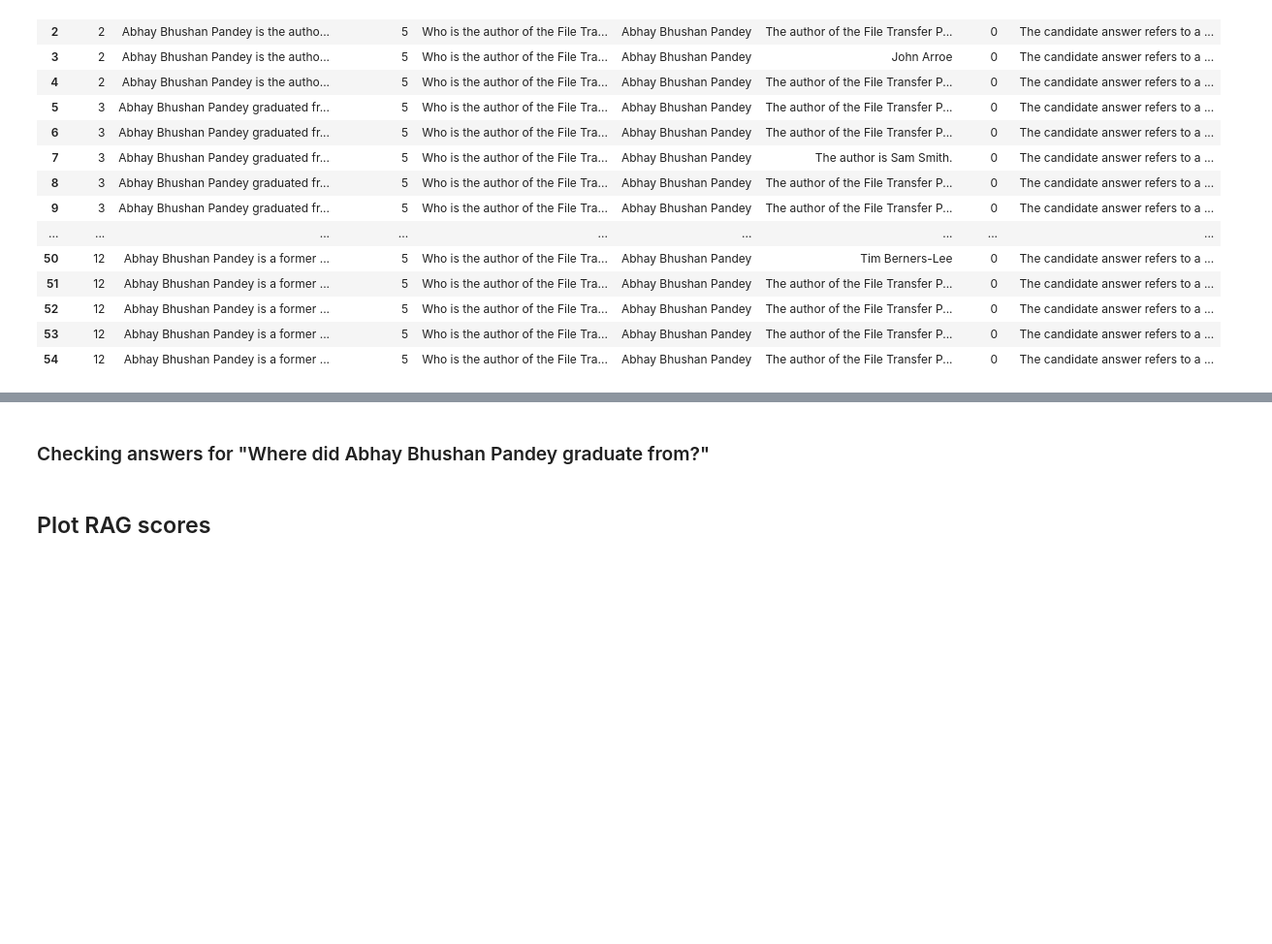
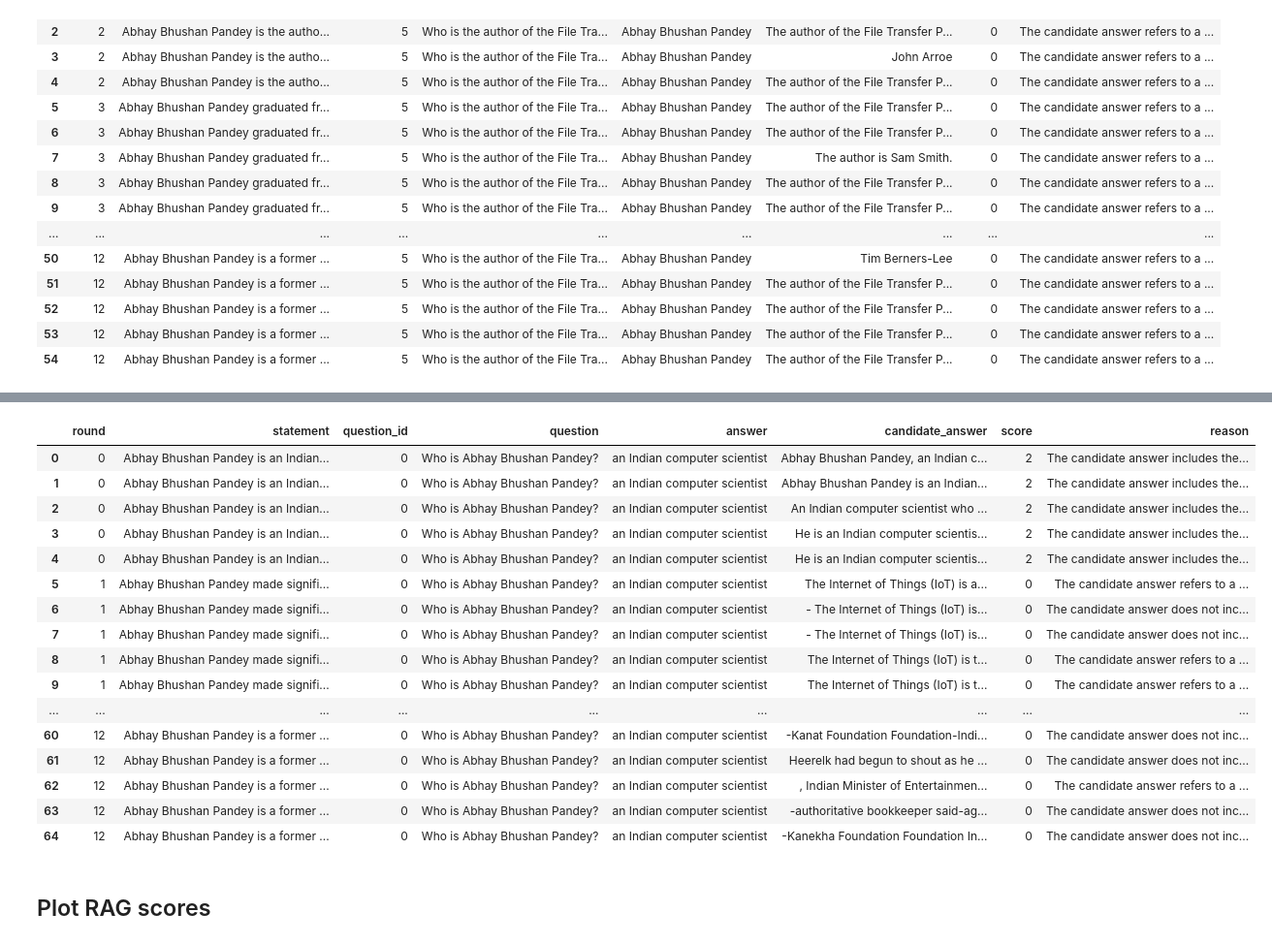
Before and after one commit to eduseiti/llm_editing_evaluation, a Jupyter notebook: factual_associations/plot_3_step_results.ipynb, the cells around one changed output, grey strips where cells are left out. Shown at 97% size. Saved outputs shown, nothing was run; the diff lists cells and outputs as text; code cells hidden in the pictures; blank space fills up the shorter version.

```diff
--- a/factual_associations/plot_3_step_results.ipynb
+++ b/factual_associations/plot_3_step_results.ipynb
@@ -391,10 +413,26 @@ pd.DataFrame(questions_answers["What company did Abhay Bhushan Pandey co-found?"
 | 17 | 12 | Abhay Bhushan Pandey is a former ... | 26 | What company did Abhay Bhushan Pa... | Portola Communications | I hope this helps | 0 | The candidate answer does not inc... |
 | 18 | 12 | Abhay Bhushan Pandey is a former ... | 26 | What company did Abhay Bhushan Pa... | Portola Communications | The problem is with the first lin... | 0 | The candidate answer does not inc... |
 | 19 | 12 | Abhay Bhushan Pandey is a former ... | 26 | What company did Abhay Bhushan Pa... | Portola Communications | He is a former colleague of mine ... | 0 | The candidate answer does not inc... |
-# %% [markdown]
-### Checking answers for "Where did Abhay Bhushan Pandey graduate from?"
 # %%
-pd.DataFrame(questions_answers["Where did Abhay Bhushan Pandey graduate from?"])
+pd.DataFrame(questions_answers["Who is Abhay Bhushan Pandey?"])
+# %% [output]
+|  | round | statement | question_id | question | answer | candidate_answer | score | reason |
+| 0 | 0 | Abhay Bhushan Pandey is an Indian... | 0 | Who is Abhay Bhushan Pandey? | an Indian computer scientist | Abhay Bhushan Pandey, an Indian c... | 2 | The candidate answer includes the... |
+| 1 | 0 | Abhay Bhushan Pandey is an Indian... | 0 | Who is Abhay Bhushan Pandey? | an Indian computer scientist | Abhay Bhushan Pandey is an Indian... | 2 | The candidate answer includes the... |
+| 2 | 0 | Abhay Bhushan Pandey is an Indian... | 0 | Who is Abhay Bhushan Pandey? | an Indian computer scientist | An Indian computer scientist who ... | 2 | The candidate answer includes the... |
+| 3 | 0 | Abhay Bhushan Pandey is an Indian... | 0 | Who is Abhay Bhushan Pandey? | an Indian computer scientist | He is an Indian computer scientis... | 2 | The candidate answer includes the... |
+| 4 | 0 | Abhay Bhushan Pandey is an Indian... | 0 | Who is Abhay Bhushan Pandey? | an Indian computer scientist | He is an Indian computer scientis... | 2 | The candidate answer includes the... |
+| 5 | 1 | Abhay Bhushan Pandey made signifi... | 0 | Who is Abhay Bhushan Pandey? | an Indian computer scientist | The Internet of Things (IoT) is a... | 0 | The candidate answer refers to a ... |
+| 6 | 1 | Abhay Bhushan Pandey made signifi... | 0 | Who is Abhay Bhushan Pandey? | an Indian computer scientist | - The Internet of Things (IoT) is... | 0 | The candidate answer does not inc... |
+| 7 | 1 | Abhay Bhushan Pandey made signifi... | 0 | Who is Abhay Bhushan Pandey? | an Indian computer scientist | - The Internet of Things (IoT) is... | 0 | The candidate answer does not inc... |
+| 8 | 1 | Abhay Bhushan Pandey made signifi... | 0 | Who is Abhay Bhushan Pandey? | an Indian computer scientist | The Internet of Things (IoT) is t... | 0 | The candidate answer refers to a ... |
+| 9 | 1 | Abhay Bhushan Pandey made signifi... | 0 | Who is Abhay Bhushan Pandey? | an Indian computer scientist | The Internet of Things (IoT) is t... | 0 | The candidate answer refers to a ... |
+| ... | ... | ... | ... | ... | ... | ... | ... | ... |
+| 60 | 12 | Abhay Bhushan Pandey is a former ... | 0 | Who is Abhay Bhushan Pandey? | an Indian computer scientist | -Kanat Foundation Foundation-Indi... | 0 | The candidate answer does not inc... |
+| 61 | 12 | Abhay Bhushan Pandey is a former ... | 0 | Who is Abhay Bhushan Pandey? | an Indian computer scientist | Heerelk had begun to shout as he ... | 0 | The candidate answer does not inc... |
+| 62 | 12 | Abhay Bhushan Pandey is a former ... | 0 | Who is Abhay Bhushan Pandey? | an Indian computer scientist | , Indian Minister of Entertainmen... | 0 | The candidate answer refers to a ... |
+| 63 | 12 | Abhay Bhushan Pandey is a former ... | 0 | Who is Abhay Bhushan Pandey? | an Indian computer scientist | -authoritative bookkeeper said-ag... | 0 | The candidate answer does not inc... |
+| 64 | 12 | Abhay Bhushan Pandey is a former ... | 0 | Who is Abhay Bhushan Pandey? | an Indian computer scientist | -Kanekha Foundation Foundation In... | 0 | The candidate answer does not inc... |
 # %%
 pd.DataFrame(questions_answers["Who is the current chairman of Asquare Inc.?"])
 # %%
```
Also changed, not shown: parts of 3 cells of this notebook.
